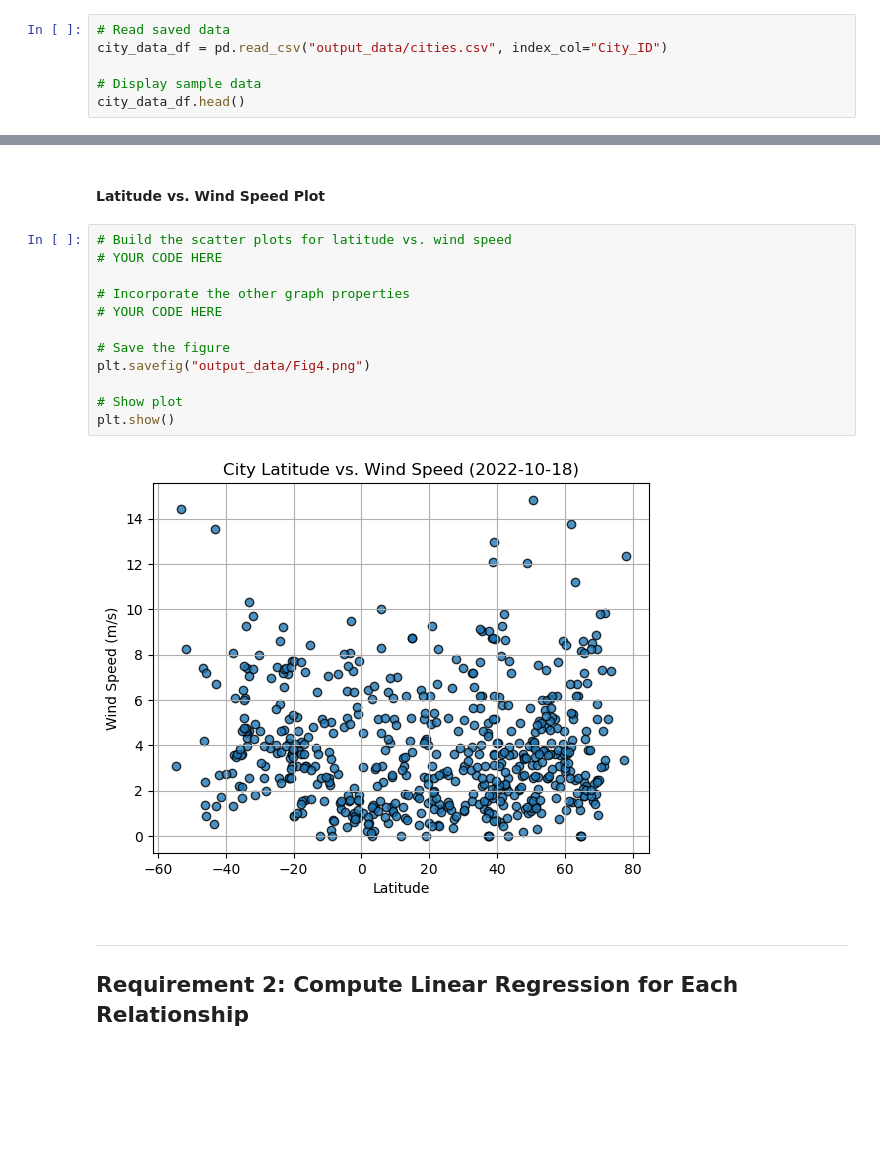
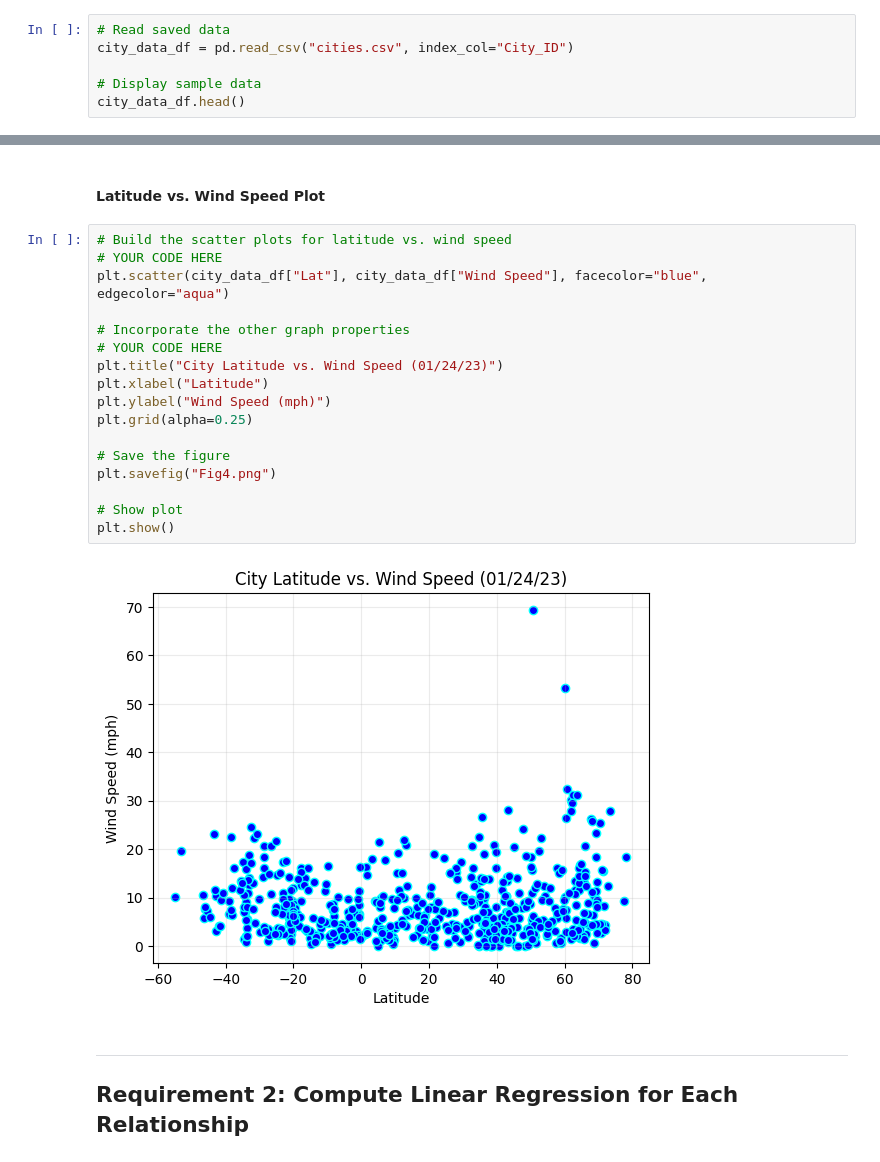
Before and after one commit to DunieCarrasco/python-api-challenge, a Jupyter notebook: python-api-challenge/starter_code/WeatherPy.ipynb, the cells around one changed output, grey strips where cells are left out. Drawn from its saved outputs; the diff is of its cells as text; blank space fills up the shorter version.

```diff
--- a/python-api-challenge/starter_code/WeatherPy.ipynb
+++ b/python-api-challenge/starter_code/WeatherPy.ipynb
@@ -187,6 +214,6 @@ city_data_df.to_csv("output_data/cities.csv", index_label="City_ID")
 # %%
 # Read saved data
-city_data_df = pd.read_csv("output_data/cities.csv", index_col="City_ID")
+city_data_df = pd.read_csv("cities.csv", index_col="City_ID")
 
 # Display sample data
 city_data_df.head()
@@ -253,17 +295,22 @@ plt.show()
 # %%
 # Build the scatter plots for latitude vs. wind speed
 # YOUR CODE HERE
+plt.scatter(city_data_df["Lat"], city_data_df["Wind Speed"], facecolor="blue", edgecolor="aqua")
 
 # Incorporate the other graph properties
 # YOUR CODE HERE
+plt.title("City Latitude vs. Wind Speed (01/24/23)")
+plt.xlabel("Latitude")
+plt.ylabel("Wind Speed (mph)")
+plt.grid(alpha=0.25)
 
 # Save the figure
-plt.savefig("output_data/Fig4.png")
+plt.savefig("Fig4.png")
 
 # Show plot
 plt.show()
 # %% [output]
-[figure, old version]
+[figure, new version]
 # %% [markdown]
 ---
 
```
Also changed, not shown: parts of 32 cells of this notebook, 10 other files.
